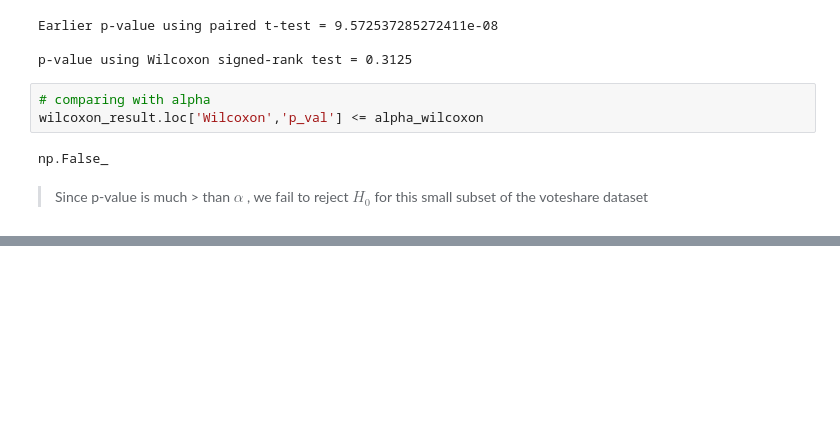
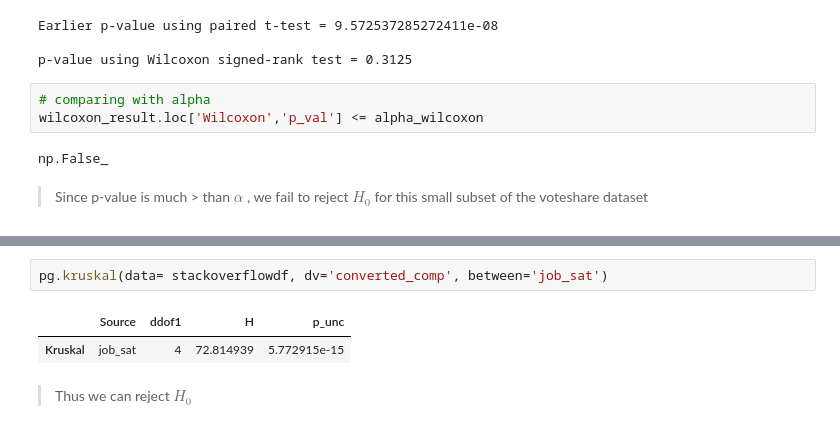
Before and after one commit to abhijeet-bhambere/python-ml-trail, a Jupyter notebook: hypothesis_testing.ipynb, the cells around one changed output, grey strips where cells are left out. Drawn from its saved outputs; the diff is of its cells as text; blank space fills up the shorter version.

```diff
--- a/hypothesis_testing.ipynb
+++ b/hypothesis_testing.ipynb
@@ -1337,0 +1400,7 @@ _____
+# %%
+pg.kruskal(data= stackoverflowdf, dv='converted_comp', between='job_sat')
+# %% [output]
+|  | Source | ddof1 | H | p_unc |
+| Kruskal | job_sat | 4 | 72.814939 | 5.772915e-15 |
+# %% [markdown]
+>Thus we can reject $H_0$
```
Also changed, not shown: parts of 18 cells of this notebook.
